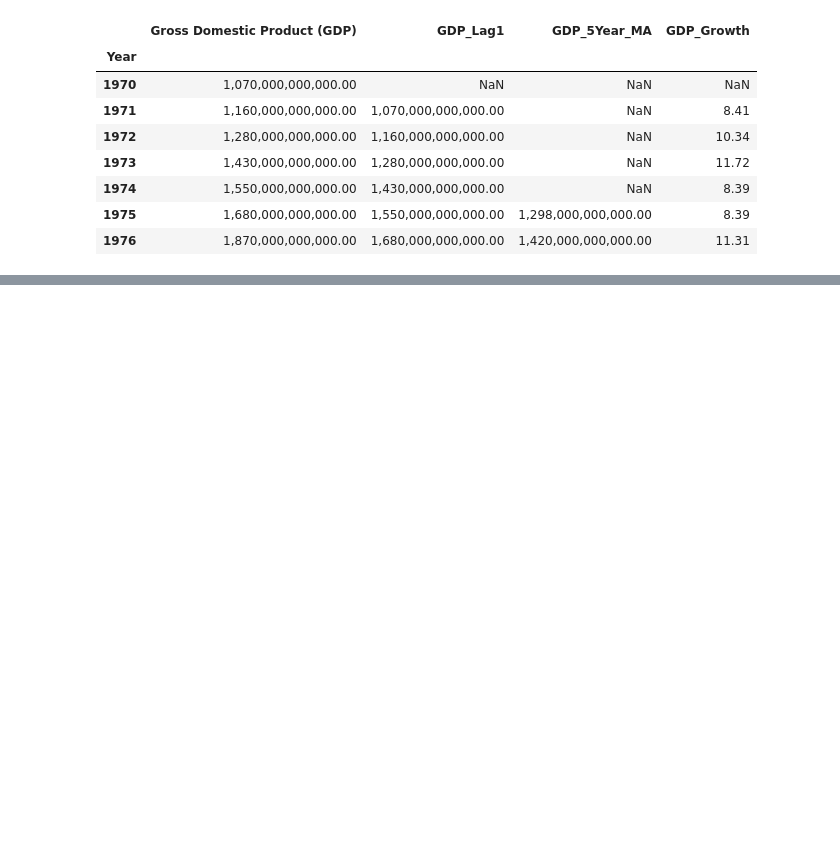
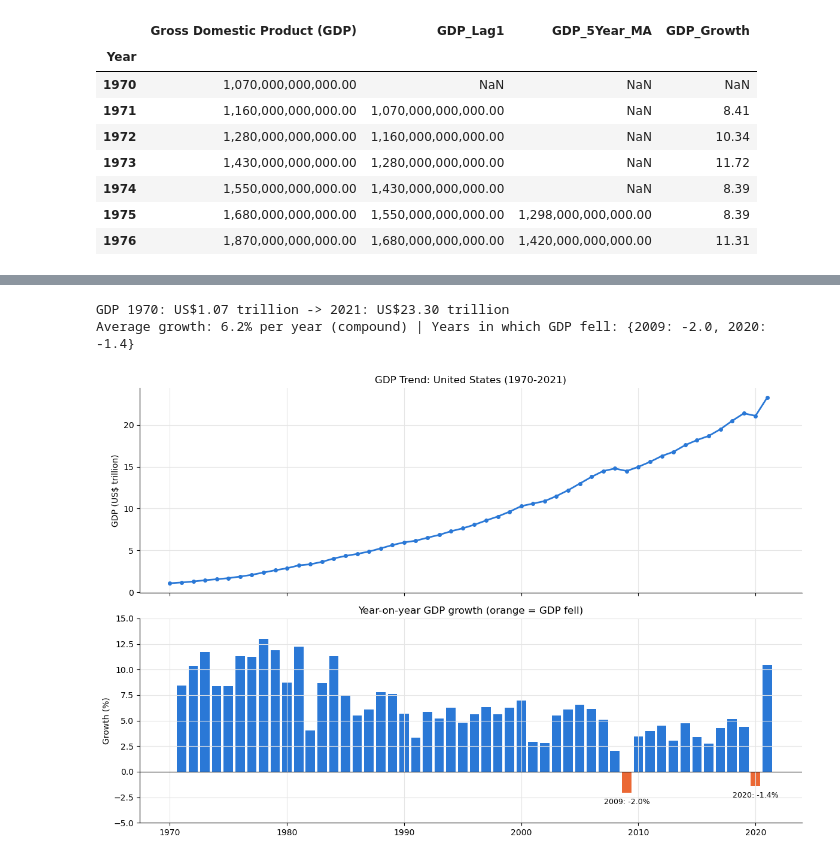
Before and after one commit to jbyiringiro/gdp-time-series-pipeline, a Jupyter notebook: Building_a_Pipeline_for_Time_Series_Data.ipynb, the cells around one changed output, grey strips where cells are left out. Cells and saved outputs as stored; diff of their text form; code cells hidden in the pictures; blank space fills up the shorter version.

Commit message:
Add five analytical questions with lag and moving average plots

```diff
--- a/Building_a_Pipeline_for_Time_Series_Data.ipynb
+++ b/Building_a_Pipeline_for_Time_Series_Data.ipynb
@@ -374,0 +391,28 @@ The first rows show how the features are built: 1970 has no previous year, so `G
+# %%
+growth_years = gdp_growth.dropna()
+fall_years = growth_years[growth_years < 0]
+cagr = ((ts_data[target].iloc[-1] / ts_data[target].iloc[0]) ** (1 / (len(ts_data) - 1)) - 1) * 100
+print(f"GDP 1970: US${ts_data[target].iloc[0] / 1e12:.2f} trillion -> 2021: US${ts_data[target].iloc[-1] / 1e12:.2f} trillion")
+print(f"Average growth: {cagr:.1f}% per year (compound) | Years in which GDP fell: {fall_years.round(1).to_dict()}")
+
+fig, axes = plt.subplots(2, 1, figsize=(12, 8), sharex=True)
+axes[0].plot(ts_data[target] / 1e12, marker='o', markersize=4, color=COLORS[0])
+axes[0].set_title(f'GDP Trend: {country_name} (1970-2021)')
+axes[0].set_ylabel('GDP (US$ trillion)')
+
+axes[1].bar(growth_years.index, growth_years, color=[COLORS[1] if g < 0 else COLORS[0] for g in growth_years])
+axes[1].axhline(0, color='black', linewidth=0.8)
+for year, value in fall_years.items():
+    axes[1].annotate(f'{year}: {value:.1f}%', (year, value), xytext=(0, -14),
+                     textcoords='offset points', ha='center', fontsize=9)
+axes[1].set_title('Year-on-year GDP growth (orange = GDP fell)')
+axes[1].set_ylabel('Growth (%)')
+axes[1].set_ylim(-5, 15)
+
+plt.tight_layout()
+save_fig('fig05_q1_trend')
+plt.show()
+# %% [output]
+GDP 1970: US$1.07 trillion -> 2021: US$23.30 trillion
+Average growth: 6.2% per year (compound) | Years in which GDP fell: {2009: -2.0, 2020: -1.4}
+[figure, added]
```
Also changed, not shown: parts of 10 cells of this notebook, 5 other files.
